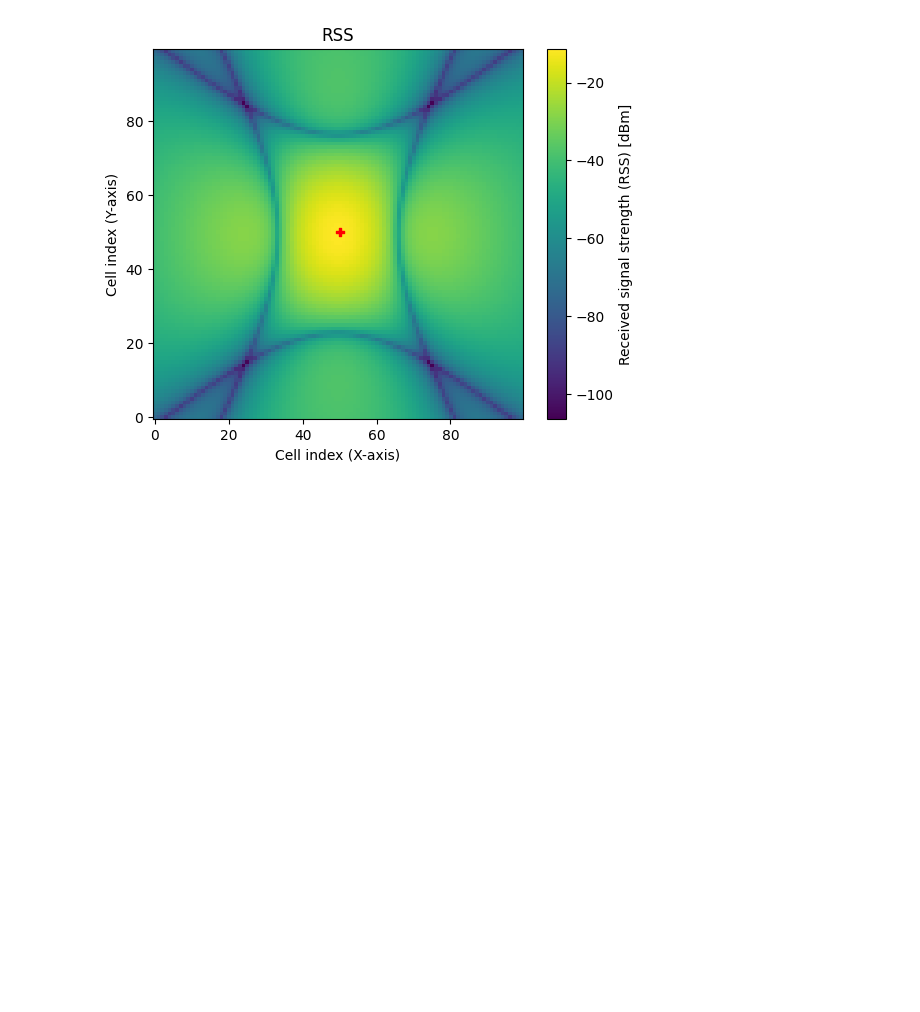
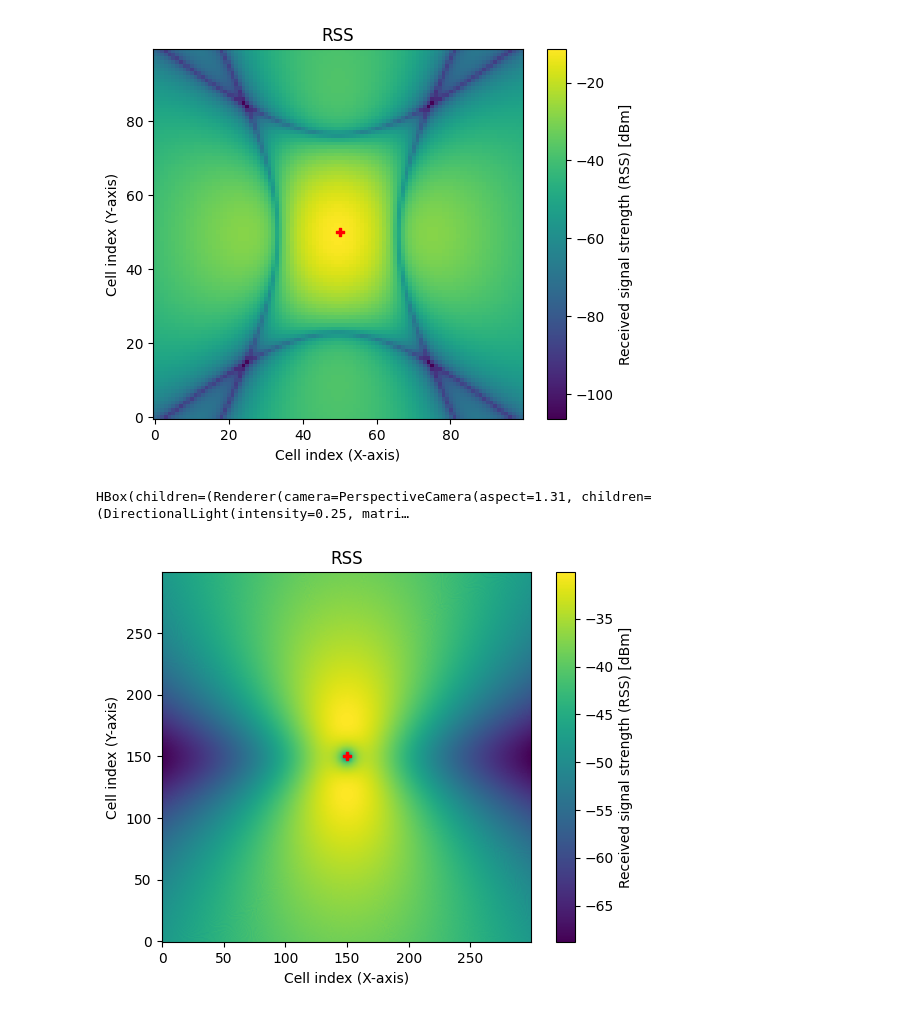
Before and after one commit to Hemat26/NSERC_RF_harvesting, a Jupyter notebook: Antenna_Patterns.ipynb, the cells around one changed output. Saved outputs shown, nothing was run; the diff lists cells and outputs as text; code cells hidden in the pictures; blank space fills up the shorter version.

```diff
--- a/Antenna_Patterns.ipynb
+++ b/Antenna_Patterns.ipynb
@@ -249,3 +249,19 @@ rm.show(metric="rss");
 [figure]
 [figure]
 [figure]
+# %%
+scene.tx_array = PlanarArray(num_rows=1,
+                        num_cols=2,
+                        vertical_spacing=0.7,
+                        horizontal_spacing=0.5,
+                        pattern="dipole",
+                        polarization="VH")
+scene.get("tx").look_at([0, 1, 30])
+
+rm = solver(scene, size=[300,300], cell_size=(1., 1.), samples_per_tx=100000000, center=[0,0,0], orientation=[0,0,0])
+rm.show(metric="rss");
+
+scene.preview(radio_map=rm);
+# %% [output]
+HBox(children=(Renderer(camera=PerspectiveCamera(aspect=1.31, children=(DirectionalLight(intensity=0.25, matri…
+[figure, added]
```
